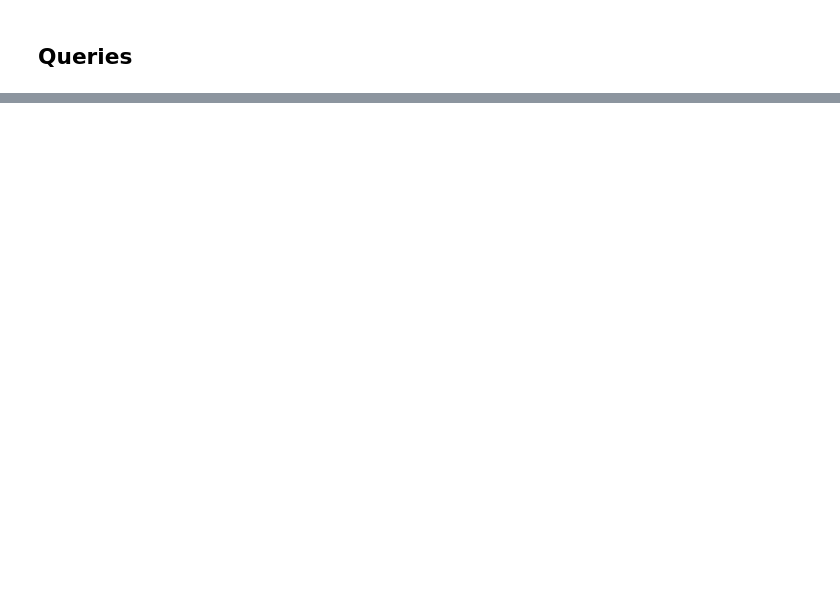
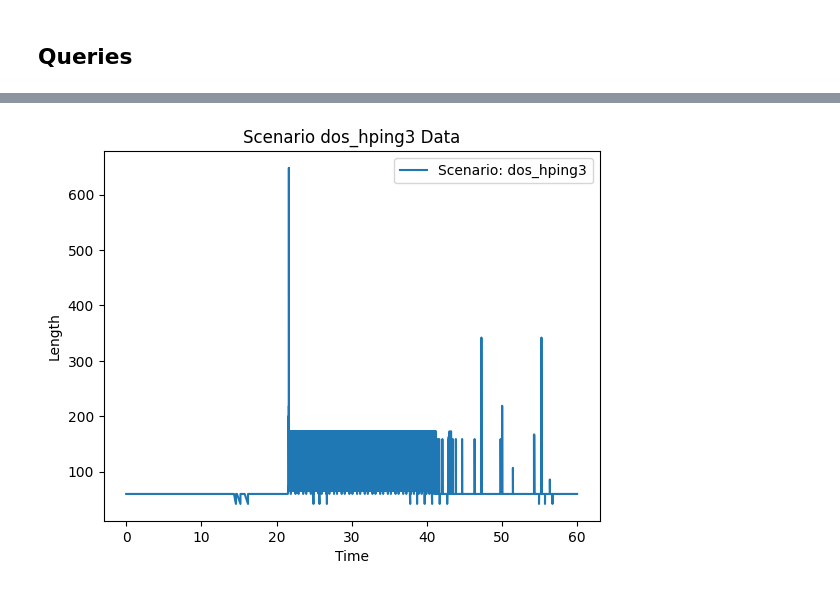
Before and after one commit to JonathanTSilva/FP-MastersDegree, a Jupyter notebook: Source/data_handling/data_handling.ipynb, the cells around one changed output, grey strips where cells are left out. Saved outputs shown, nothing was run; the diff lists cells and outputs as text; code cells hidden in the pictures; blank space fills up the shorter version.

```diff
--- a/Source/data_handling/data_handling.ipynb
+++ b/Source/data_handling/data_handling.ipynb
@@ -268,0 +289,38 @@ MemoryError: Unable to allocate 134. GiB for an array with shape (17971391889,)
+# %%
+attack_no_filter_0 = network_traffic_no_filter[(network_traffic_no_filter['Type'] == 0) & (network_traffic_no_filter['Name'] == attack_name)]
+attack_no_filter_1 = network_traffic_no_filter[(network_traffic_no_filter['Type'] == 1) & (network_traffic_no_filter['Name'] == attack_name)]
+attack_no_filter_2 = network_traffic_no_filter[(network_traffic_no_filter['Type'] == 2) & (network_traffic_no_filter['Name'] == attack_name)]
+attack_filtered_0 = network_traffic_filtered[(network_traffic_filtered['Type'] == 0) & (network_traffic_filtered['Name'] == attack_name)]
+attack_filtered_1 = network_traffic_filtered[(network_traffic_filtered['Type'] == 1) & (network_traffic_filtered['Name'] == attack_name)]
+attack_filtered_2 = network_traffic_filtered[(network_traffic_filtered['Type'] == 2) & (network_traffic_filtered['Name'] == attack_name)]
+
+# plt.figure()
+# plt.plot(scenario_data['Time'], scenario_data['Data'], label=f'Scenario {scenario}')
+# plt.xlabel('Time')
+# plt.ylabel('Data')
+# plt.title(f'Scenario {scenario} Data')
+# plt.legend()
+# plt.show()
+
+# Compare data from different scenarios
+# plt.figure()
+# for scenario in range(3):
+#     scenario_data = network_traffic_no_filter[network_traffic_no_filter['Type'] == scenario]
+
+#     # Plot the data
+#     plt.plot(scenario_data['Time'], scenario_data['Data'], label=f'Scenario {scenario}')
+# plt.xlabel('Time')
+# plt.ylabel('Data')
+# plt.title('Comparison of Data from Different Scenarios')
+# plt.legend()
+# plt.show()
+# %%
+plt.figure()
+plt.plot(attack_no_filter_0['Time'], attack_no_filter_0['Length'], label=f'Scenario: {attack_name}')
+plt.xlabel('Time')
+plt.ylabel('Length')
+plt.title(f'Scenario {attack_name} Data')
+plt.legend()
+plt.show()
+# %% [output]
+[figure, added]
```
Also changed, not shown: parts of 16 cells of this notebook, 2 other files.
